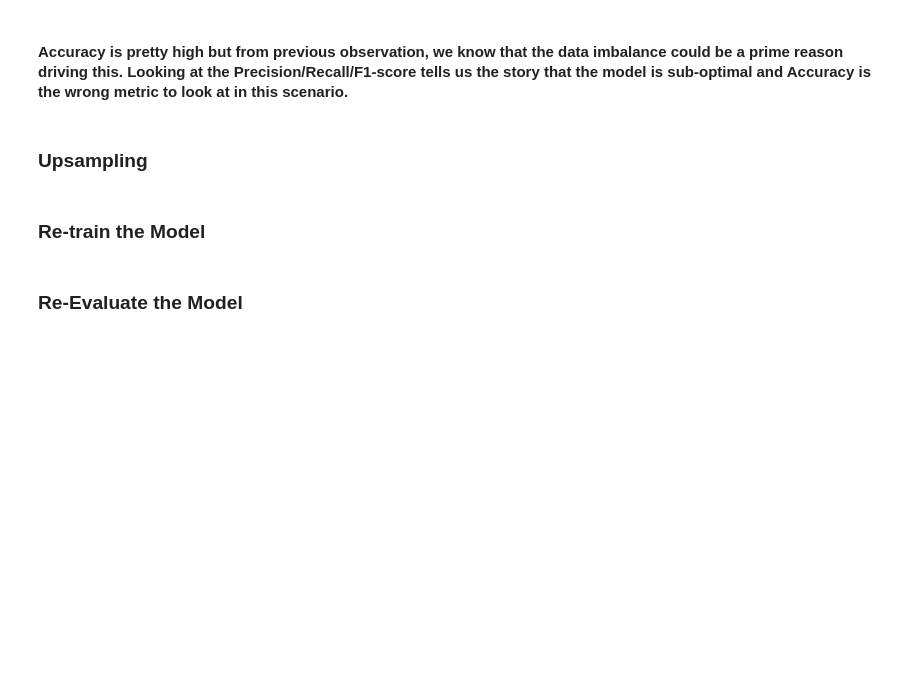
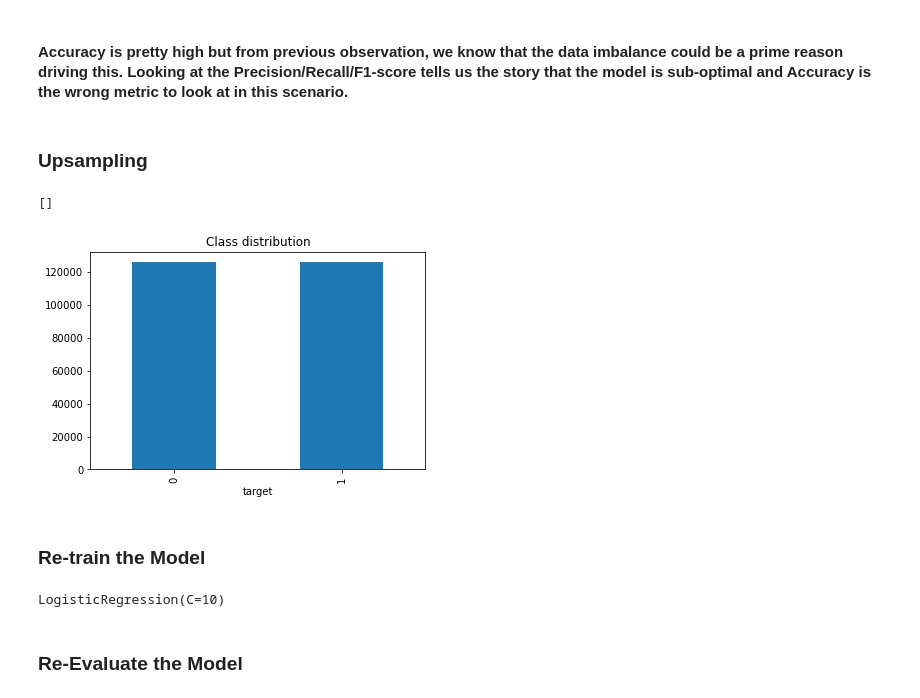
Before and after one commit to matety/ucsd-mle-bootcamp-capstone, a Jupyter notebook: Logistic_Regression_Model.ipynb, the cells around one changed output. Drawn from its saved outputs; the diff is of its cells as text; code cells hidden in the pictures; blank space fills up the shorter version.

```diff
--- a/Logistic_Regression_Model.ipynb
+++ b/Logistic_Regression_Model.ipynb
@@ -174,17 +184,20 @@ F1-Score:  0.39376443418013857
 # %%
 from sklearn.utils import resample
 
-temp_df = pd.concat([X_train, y_train])
+temp_df = pd.concat([X_train, y_train], axis=1)
 
-buy = temp_df[temp_df['target' == 1]]
-not_buy = temp_df[temp_df['target' == 0]]
+buy = temp_df[temp_df['target'] == 1]
+not_buy = temp_df[temp_df['target'] == 0]
 
 # Upsample to have equal number of customer buy and not_buy features
-buy_upsampled = resample(buy, resample=True, n_samples=len(not_buy), random_state=11)
+buy_upsampled = resample(buy, replace=True, n_samples=len(not_buy), random_state=11)
 
 upsampled = pd.concat([not_buy, buy_upsampled])
 
 # Check the class distribution
 upsampled.pivot_table(index='target', aggfunc='size').plot(kind='bar', title = 'Class distribution').plot()
+# %% [output]
+[]
+[figure, added]
 # %%
 # Create the feature and target dataframes including appropriate scaling
@@ -199,18 +212,20 @@ X_train_upsampled_scaled = scaler_train_upsampled.transform(X_train_upsampled)
 from sklearn.model_selection import GridSearchCV
 
 # GridSearchCV
-lr = LogisticRegression()
+lr_upsampled = LogisticRegression()
 params = {'solver':['lbfgs', 'saga'], 'C': [0.01, 0.1, 1, 10]}
-gs_cv = GridSearchCV(estimator=lr, param_grid=params, cv=5)
+gs_cv_upsampled = GridSearchCV(estimator=lr_upsampled, param_grid=params, cv=5)
 # Fit the pipeline
-gs_cv.fit(X_train_scaled, y_train)
+gs_cv_upsampled.fit(X_train_upsampled_scaled, y_train_upsampled)
 
-gs_cv.best_params_
+gs_cv_upsampled.best_params_
 
 # LogisticRegression
-lr_tuned = gs_cv.best_estimator_
+lr_tuned_upsampled = gs_cv_upsampled.best_estimator_
 # Fit the model
-lr_tuned.fit(X_train_scaled, y_train)
+lr_tuned_upsampled.fit(X_train_upsampled_scaled, y_train_upsampled)
+# %% [output]
+LogisticRegression(C=10)
 # %% [markdown]
 ### Re-Evaluate the Model
 # %%
```
Also changed, not shown: parts of 21 cells of this notebook.
